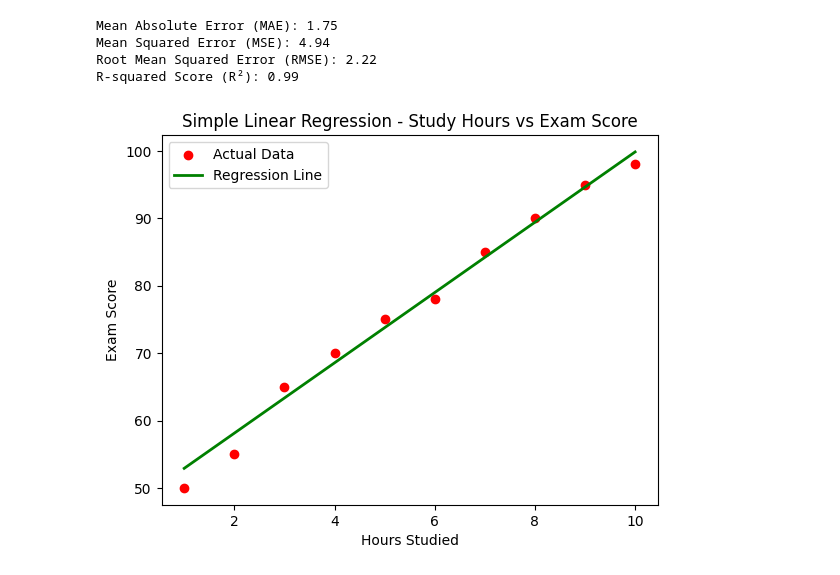
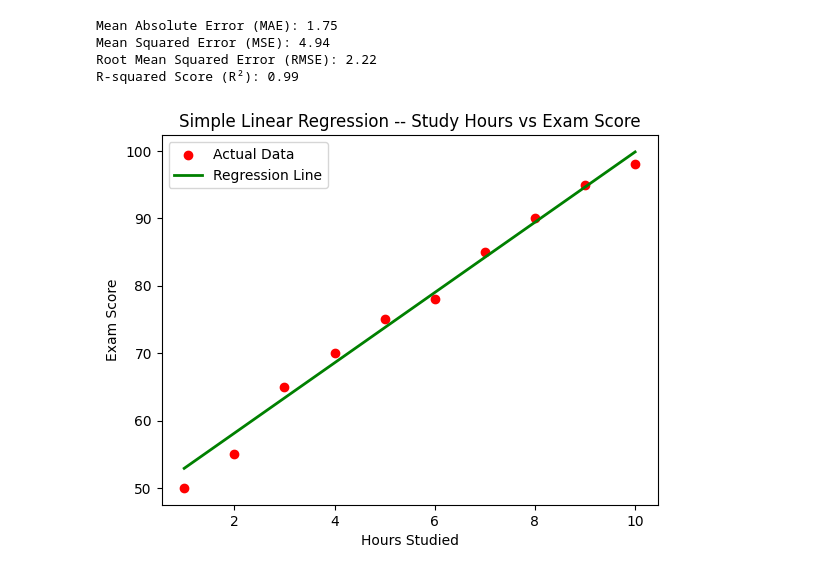
Before and after one commit to KaushalNaik02/Regression-Algorithms, a Jupyter notebook: SLR-Simple_Linear_Regression_02.ipynb, the cells around one changed output. Saved outputs shown, nothing was run; the diff lists cells and outputs as text; code cells hidden in the pictures.

```diff
--- a/SLR-Simple_Linear_Regression_02.ipynb
+++ b/SLR-Simple_Linear_Regression_02.ipynb
@@ -64,10 +54,10 @@ R-squared Score (R²): 0.99
 # %%
 plt.scatter(X,Y,color='red',label='Actual Data')
 plt.plot(X, model.predict(X), color='green', linewidth=2, label='Regression Line')
 plt.xlabel("Hours Studied")
 plt.ylabel("Exam Score")
-plt.title("Simple Linear Regression - Study Hours vs Exam Score")
+plt.title("Simple Linear Regression -- Study Hours vs Exam Score")
 plt.legend()
 plt.show()
 # %% [output]
-[figure, old version]
+[figure, new version]
```
Also changed, not shown: parts of 1 cell of this notebook.
